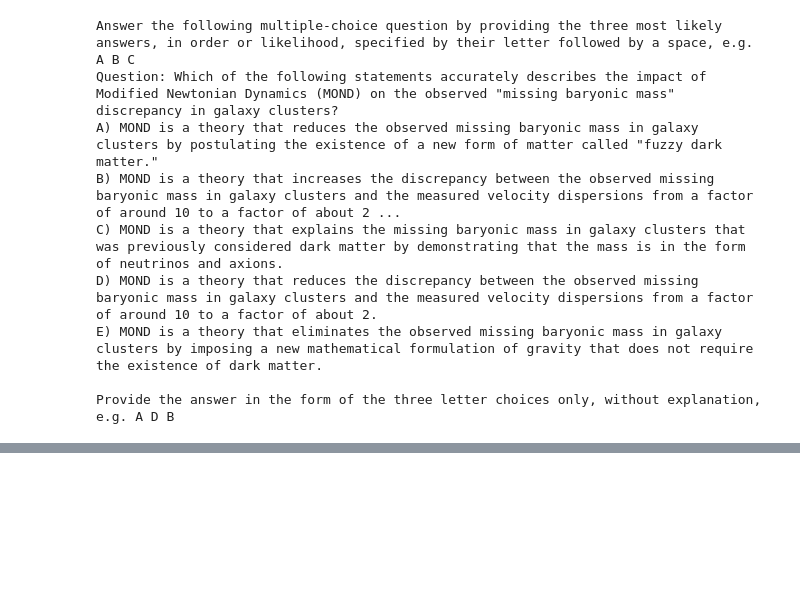
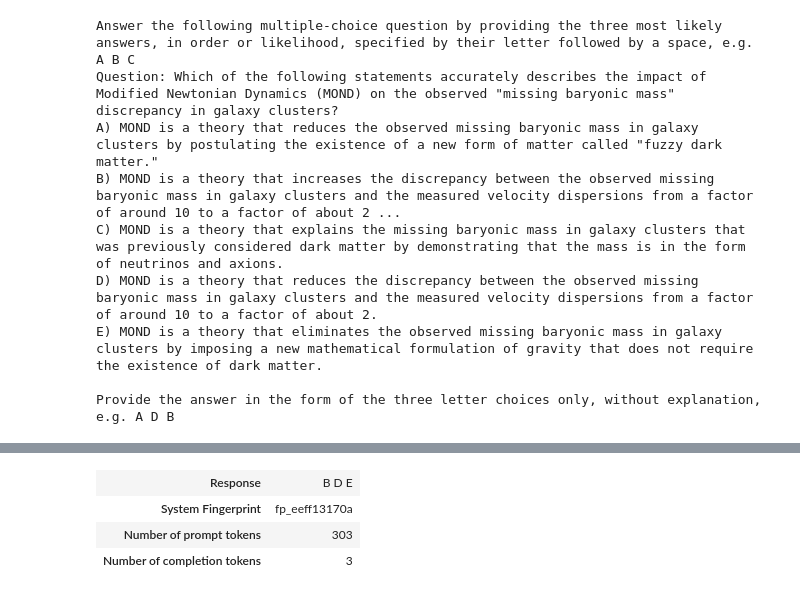
Before and after one commit to teome/kaggle-llm-science-exam, a Jupyter notebook: benchmark_gpt_3.5_4.ipynb, the cells around one changed output, grey strips where cells are left out. Saved outputs shown, nothing was run; the diff lists cells and outputs as text; code cells hidden in the pictures; blank space fills up the shorter version.

```diff
--- a/benchmark_gpt_3.5_4.ipynb
+++ b/benchmark_gpt_3.5_4.ipynb
@@ -163,0 +164,9 @@ ChatCompletion(id='chatcmpl-8O8pGZgDfsDmxgeBDPSwWHQgG4mkZ', choices=[Choice(fini
+# %%
+row = train.iloc[0]
+
+system_message = 'Answer the following multiple-choice question by providing the three most likely answers, in order or likelihood, specified by their letter followed by a space, e.g. A B C'
+user_message = f'Question: {row.prompt}\n'
+user_message += '\n'.join([f'{l}) {row[l]}' for l in 'ABCDE'])
+user_message += '\n\nProvide the answer in the form of the three letter choices only, without explanation, e.g. A D B\n'
+print(system_message)
+print(user_message)
@@ -163,0 +183,7 @@ ChatCompletion(id='chatcmpl-8O8pGZgDfsDmxgeBDPSwWHQgG4mkZ', choices=[Choice(fini
+# %%
+response = get_chat_response(system_message, user_message)
+# %% [output]
+| Response | B D E |
+| System Fingerprint | fp_eeff13170a |
+| Number of prompt tokens | 303 |
+| Number of completion tokens | 3 |
```
Also changed, not shown: parts of 19 cells of this notebook.
